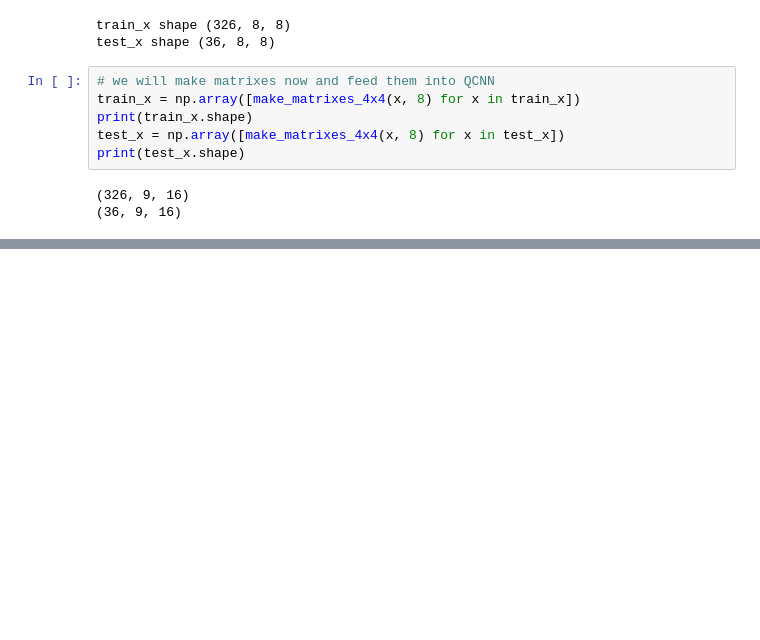
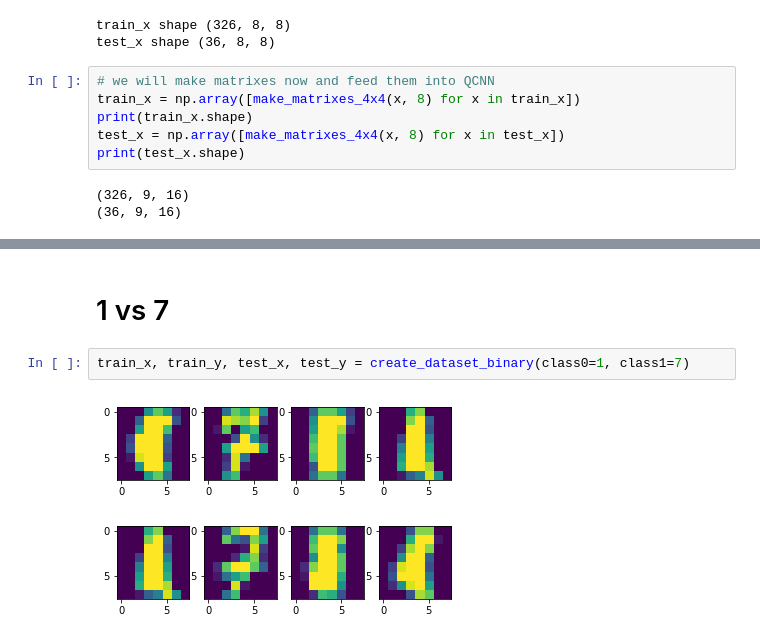
Before and after one commit to Kasymkhankhubiyev/Quatum_ML, a Jupyter notebook: GPU/QML.ipynb, the cells around one changed output, grey strips where cells are left out. Drawn from its saved outputs; the diff is of its cells as text; blank space fills up the shorter version.

```diff
--- a/GPU/QML.ipynb
+++ b/GPU/QML.ipynb
@@ -368,0 +466,6 @@ tensors.shape[0].
+# %% [markdown]
+# 1 vs 7
+# %%
+train_x, train_y, test_x, test_y = create_dataset_binary(class0=1, class1=7)
+# %% [output]
+[figure, added]
```
Also changed, not shown: parts of 23 cells of this notebook.
